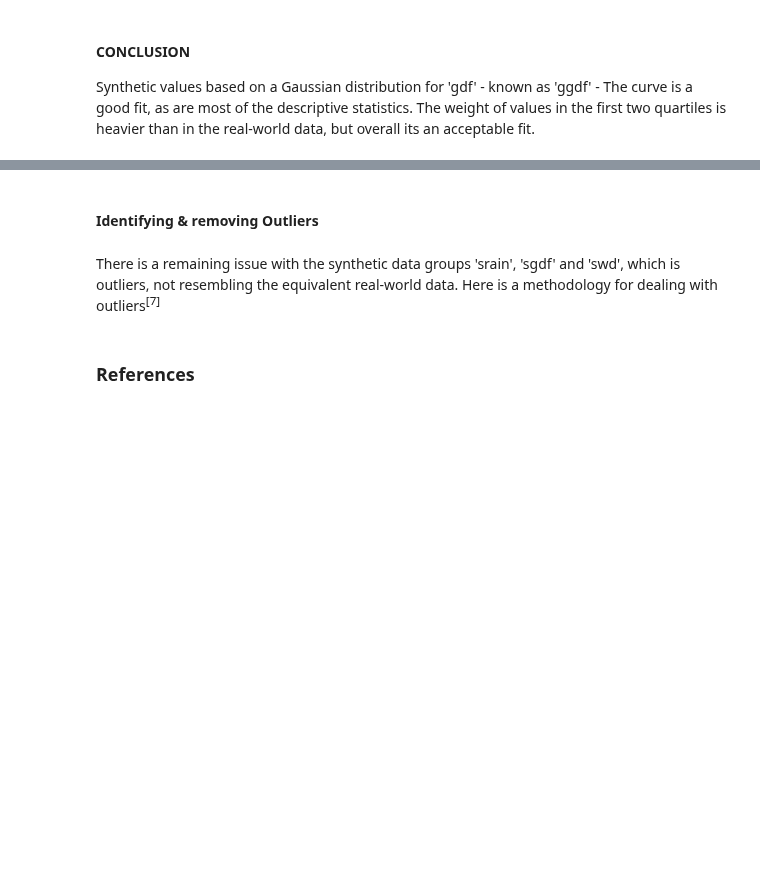
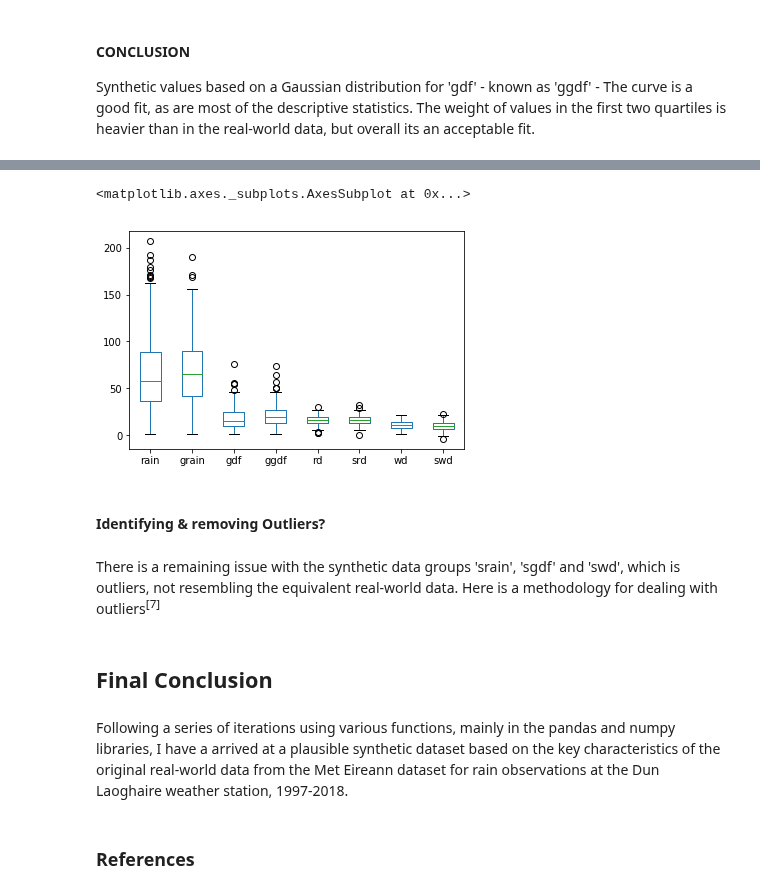
Before and after one commit to Aqua5lad/PDA-Dec-Project, a Jupyter notebook: PDA Project Dec 2018.ipynb, the cells around one changed output, grey strips where cells are left out. Cells and saved outputs as stored; diff of their text form; code cells hidden in the pictures; blank space fills up the shorter version.

```diff
--- a/PDA Project Dec 2018.ipynb
+++ b/PDA Project Dec 2018.ipynb
@@ -806,7 +831,17 @@ dfboth2.describe()
+# %%
+# Boxplot the real & final synthetic data groups side-by-side, for pair comparisons
+dfboth3.plot.box()
+# %% [output]
+<matplotlib.axes._subplots.AxesSubplot at 0x...>
+[figure, added]
 # %% [markdown]
-#### Identifying & removing Outliers
+#### Identifying & removing Outliers?
 # %% [markdown]
 There is a remaining issue with the synthetic data groups 'srain', 'sgdf' and 'swd', which is outliers, not resembling the equivalent real-world data. Here is a methodology for dealing with outliers<sup>[7]</sup>
+# %% [markdown]
+## Final Conclusion
+# %% [markdown]
+Following a series of iterations using various functions, mainly in the pandas and numpy libraries, I  have a arrived at a plausible synthetic dataset based on the key characteristics of the original real-world data from the Met Eireann dataset for rain observations at the Dun Laoghaire weather station, 1997-2018.
 # %% [markdown]
 ### References
 # %% [markdown]
```
Also changed, not shown: parts of 9 cells of this notebook.
